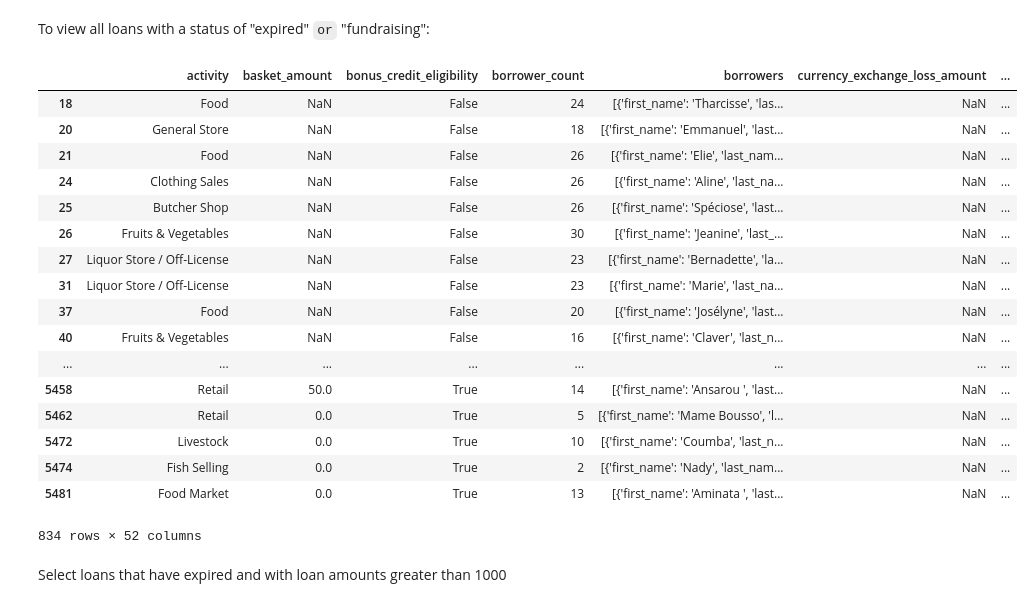
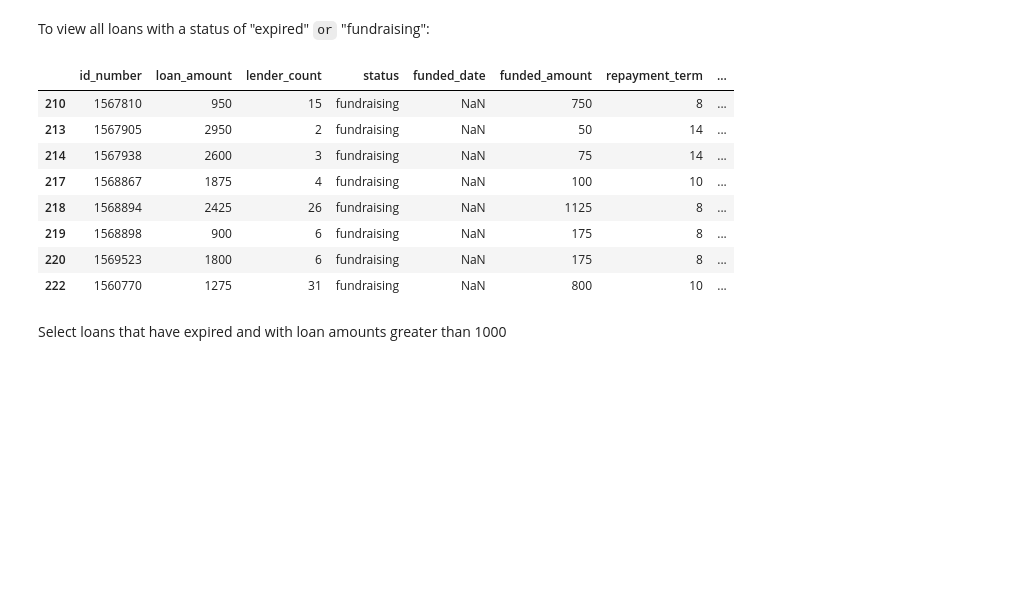
Before and after one commit to SaturdaysAI/Itinerario_MachineLearning, a Jupyter notebook: module_1_introduction/1_2 intro_to_pandas.ipynb, the cells around one changed output. Cells and saved outputs as stored; diff of their text form; code cells hidden in the pictures; blank space fills up the shorter version.

```diff
--- a/module_1_introduction/1_2 intro_to_pandas.ipynb
+++ b/module_1_introduction/1_2 intro_to_pandas.ipynb
@@ -336,26 +231,17 @@ df[df['status']=='expired']
 # %% [markdown]
 To view all loans with a status of "expired" `or` "fundraising":
 # %%
-df[(df['status']=='expired')|(df['status']=='fundraising')]
+df[(df['status']=='expired')|(df['status']=='fundraising')].iloc[:8,:10]
 # %% [output]
-|  | activity | basket_amount | bonus_credit_eligibility | borrower_count | borrowers | currency_exchange_loss_amount | ... |
-| 18 | Food | NaN | False | 24 | [{'first_name': 'Tharcisse', 'las... | NaN | ... |
-| 20 | General Store | NaN | False | 18 | [{'first_name': 'Emmanuel', 'last... | NaN | ... |
-| 21 | Food | NaN | False | 26 | [{'first_name': 'Elie', 'last_nam... | NaN | ... |
-| 24 | Clothing Sales | NaN | False | 26 | [{'first_name': 'Aline', 'last_na... | NaN | ... |
-| 25 | Butcher Shop | NaN | False | 26 | [{'first_name': 'Spéciose', 'last... | NaN | ... |
-| 26 | Fruits & Vegetables | NaN | False | 30 | [{'first_name': 'Jeanine', 'last_... | NaN | ... |
-| 27 | Liquor Store / Off-License | NaN | False | 23 | [{'first_name': 'Bernadette', 'la... | NaN | ... |
-| 31 | Liquor Store / Off-License | NaN | False | 23 | [{'first_name': 'Marie', 'last_na... | NaN | ... |
-| 37 | Food | NaN | False | 20 | [{'first_name': 'Josélyne', 'last... | NaN | ... |
-| 40 | Fruits & Vegetables | NaN | False | 16 | [{'first_name': 'Claver', 'last_n... | NaN | ... |
-| ... | ... | ... | ... | ... | ... | ... | ... |
-| 5458 | Retail | 50.0 | True | 14 | [{'first_name': 'Ansarou ', 'last... | NaN | ... |
-| 5462 | Retail | 0.0 | True | 5 | [{'first_name': 'Mame Bousso', 'l... | NaN | ... |
-| 5472 | Livestock | 0.0 | True | 10 | [{'first_name': 'Coumba', 'last_n... | NaN | ... |
-| 5474 | Fish Selling | 0.0 | True | 2 | [{'first_name': 'Nady', 'last_nam... | NaN | ... |
-| 5481 | Food Market | 0.0 | True | 13 | [{'first_name': 'Aminata ', 'last... | NaN | ... |
+|  | id_number | loan_amount | lender_count | status | funded_date | funded_amount | repayment_term | ... |
+| 210 | 1567810 | 950 | 15 | fundraising | NaN | 750 | 8 | ... |
+| 213 | 1567905 | 2950 | 2 | fundraising | NaN | 50 | 14 | ... |
+| 214 | 1567938 | 2600 | 3 | fundraising | NaN | 75 | 14 | ... |
+| 217 | 1568867 | 1875 | 4 | fundraising | NaN | 100 | 10 | ... |
+| 218 | 1568894 | 2425 | 26 | fundraising | NaN | 1125 | 8 | ... |
+| 219 | 1568898 | 900 | 6 | fundraising | NaN | 175 | 8 | ... |
+| 220 | 1569523 | 1800 | 6 | fundraising | NaN | 175 | 8 | ... |
+| 222 | 1560770 | 1275 | 31 | fundraising | NaN | 800 | 10 | ... |
-834 rows × 52 columns
 # %% [markdown]
 Select loans that have expired and with loan amounts greater than 1000
 # %%
```
Also changed, not shown: parts of 35 cells of this notebook.
